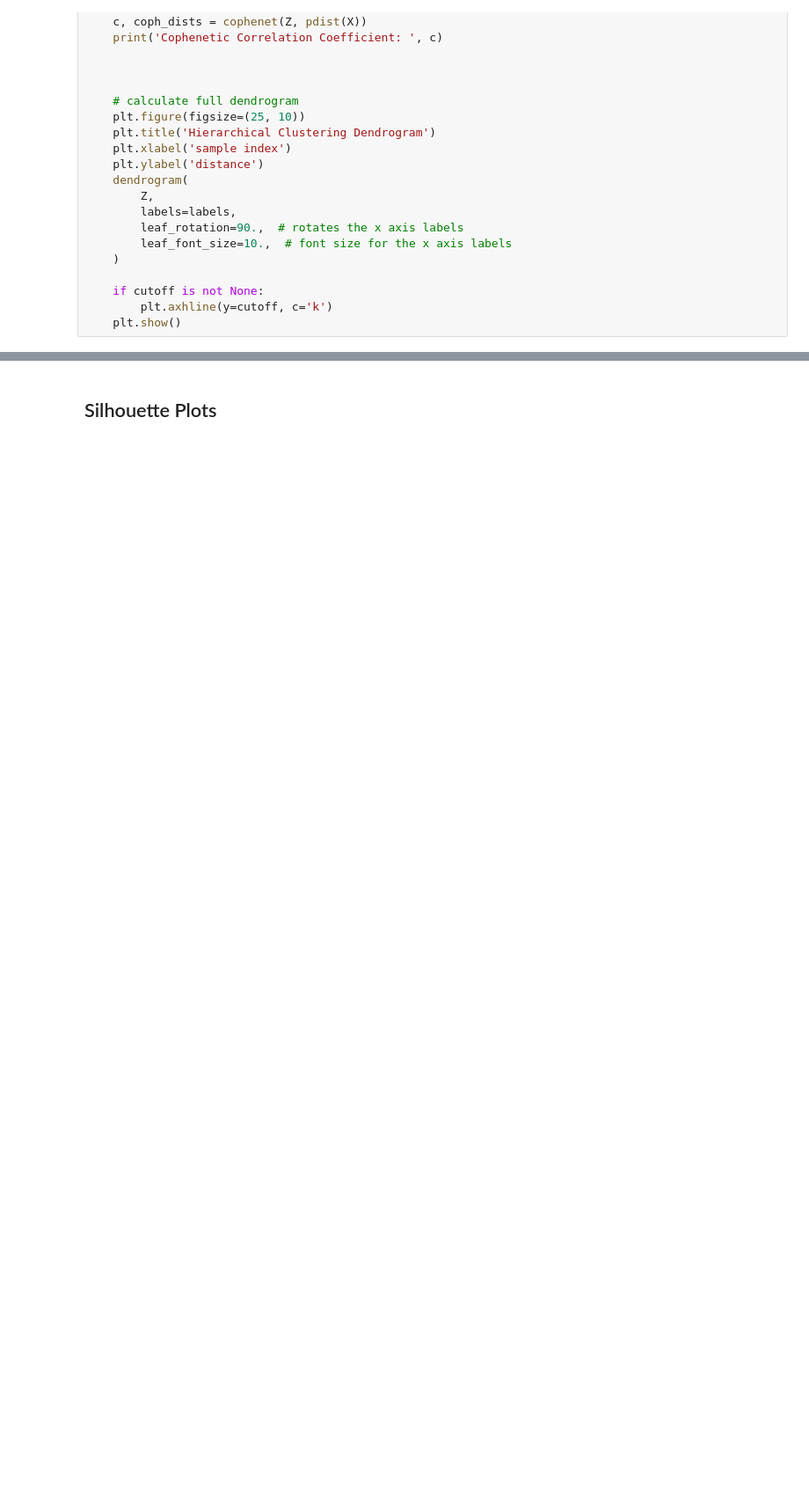
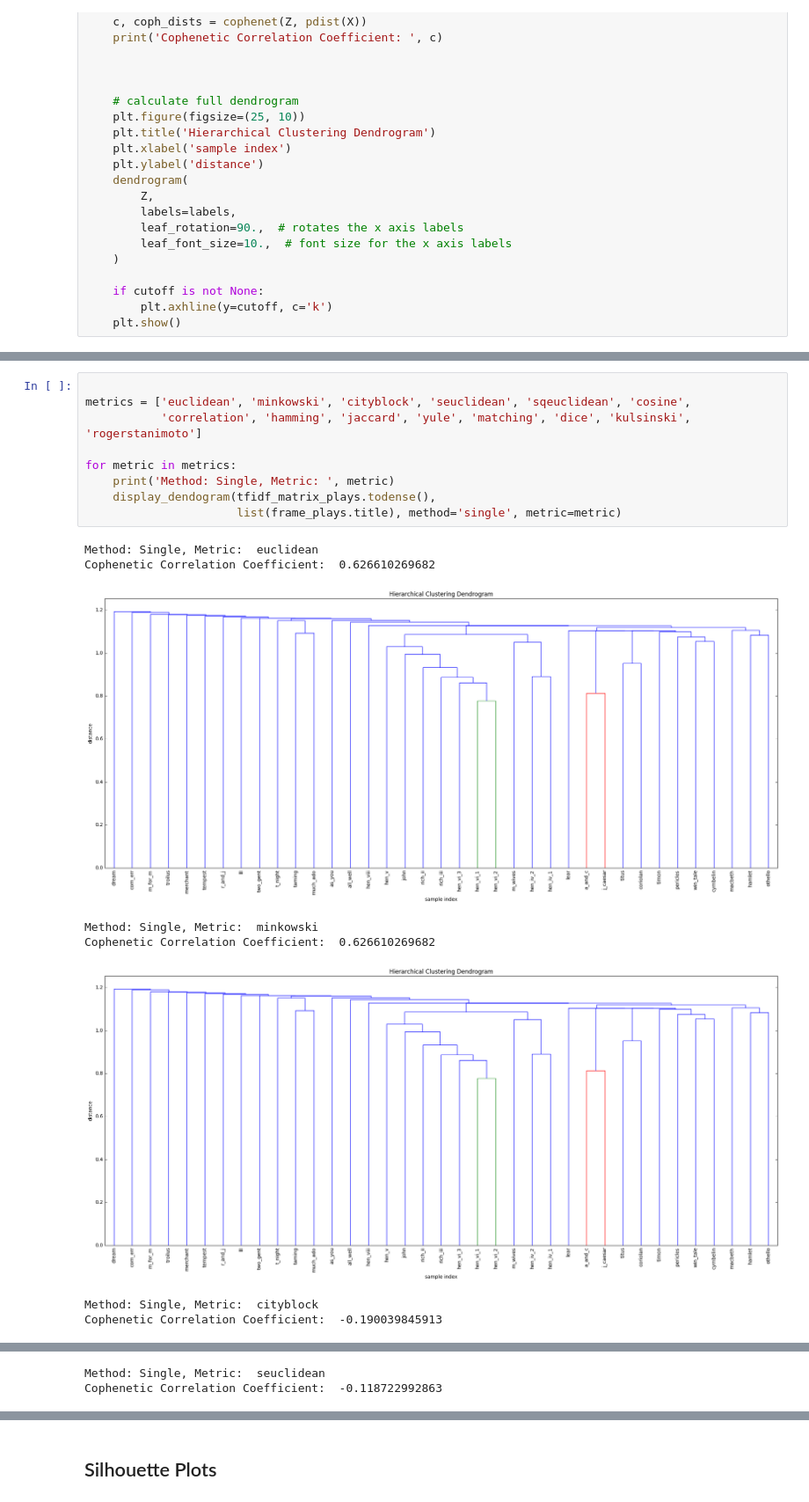
Before and after one commit to rabjohnston/E81HW5, a Jupyter notebook: HW5_rob.ipynb, the cells around one changed output, grey strips where cells are left out. Shown at 88% size. Cells and saved outputs as stored; diff of their text form; blank space fills up the shorter version.

```diff
--- a/HW5_rob.ipynb
+++ b/HW5_rob.ipynb
@@ -605,0 +665,18 @@ def display_dendogram(X, labels, method, metric='euclidean', cutoff=None):
+# %%
+
+metrics = ['euclidean', 'minkowski', 'cityblock', 'seuclidean', 'sqeuclidean', 'cosine',
+           'correlation', 'hamming', 'jaccard', 'yule', 'matching', 'dice', 'kulsinski', 'rogerstanimoto']
+
+for metric in metrics:
+    print('Method: Single, Metric: ', metric)
+    display_dendogram(tfidf_matrix_plays.todense(),
+                      list(frame_plays.title), method='single', metric=metric)
+# %% [output]
+Method: Single, Metric:  euclidean
+Cophenetic Correlation Coefficient:  0.626610269682
+[figure, added]
+Method: Single, Metric:  minkowski
+Cophenetic Correlation Coefficient:  0.626610269682
+[figure, added]
+Method: Single, Metric:  cityblock
+Cophenetic Correlation Coefficient:  -0.190039845913
@@ -605,0 +684,2 @@ def display_dendogram(X, labels, method, metric='euclidean', cutoff=None):
+Method: Single, Metric:  seuclidean
+Cophenetic Correlation Coefficient:  -0.118722992863
```
Also changed, not shown: parts of 34 cells of this notebook.
